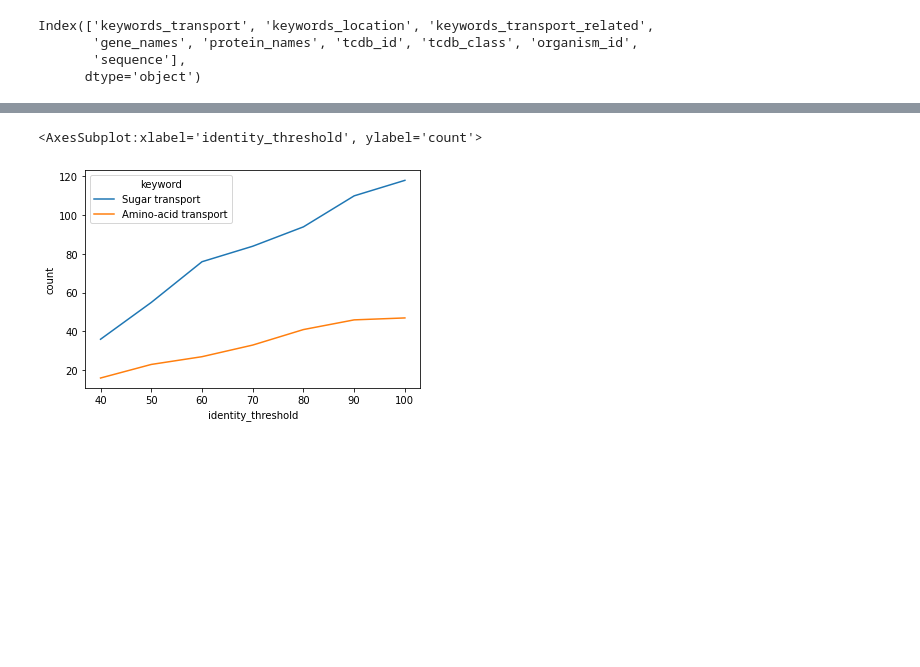
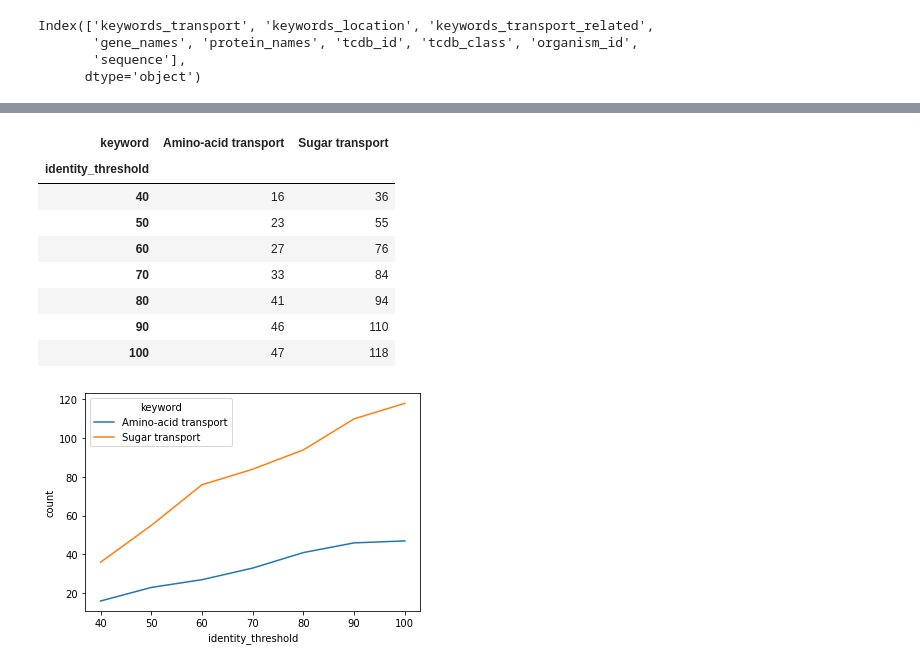
Before and after one commit to adenger/subpred3, a Jupyter notebook: notebooks/athaliana_03_clustering.ipynb, the cells around one changed output, grey strips where cells are left out. Cells and saved outputs as stored; diff of their text form; code cells hidden in the pictures; blank space fills up the shorter version.

```diff
--- a/notebooks/athaliana_03_clustering.ipynb
+++ b/notebooks/athaliana_03_clustering.ipynb
@@ -35,15 +65,24 @@ Index(['keywords_transport', 'keywords_location', 'keywords_transport_related',
+# %%
+def pivot(df_stats_long, kw_type):
+    return df_stats_long[df_stats_long.kw_type == kw_type].pivot(
+        index="identity_threshold", columns="keyword", values="count"
+    ).fillna(0).convert_dtypes(int)
 # %%
-import seaborn as sns
-import matplotlib.pyplot as plt
-
-df_stats_long = get_clustering_stats(df)
-
 sns.lineplot(
     data=df_stats_long[df_stats_long.kw_type == "keywords_transport"],
     x="identity_threshold",
     y="count",
     hue="keyword",
 )
+pivot(df_stats_long, "keywords_transport")
 # %% [output]
-<AxesSubplot:xlabel='identity_threshold', ylabel='count'>
+| keyword | Amino-acid transport | Sugar transport |
+| identity_threshold |  |  |
+| 40 | 16 | 36 |
+| 50 | 23 | 55 |
+| 60 | 27 | 76 |
+| 70 | 33 | 84 |
+| 80 | 41 | 94 |
+| 90 | 46 | 110 |
+| 100 | 47 | 118 |
-[figure, old version]
+[figure, new version]
```
Also changed, not shown: parts of 35 cells of this notebook.
